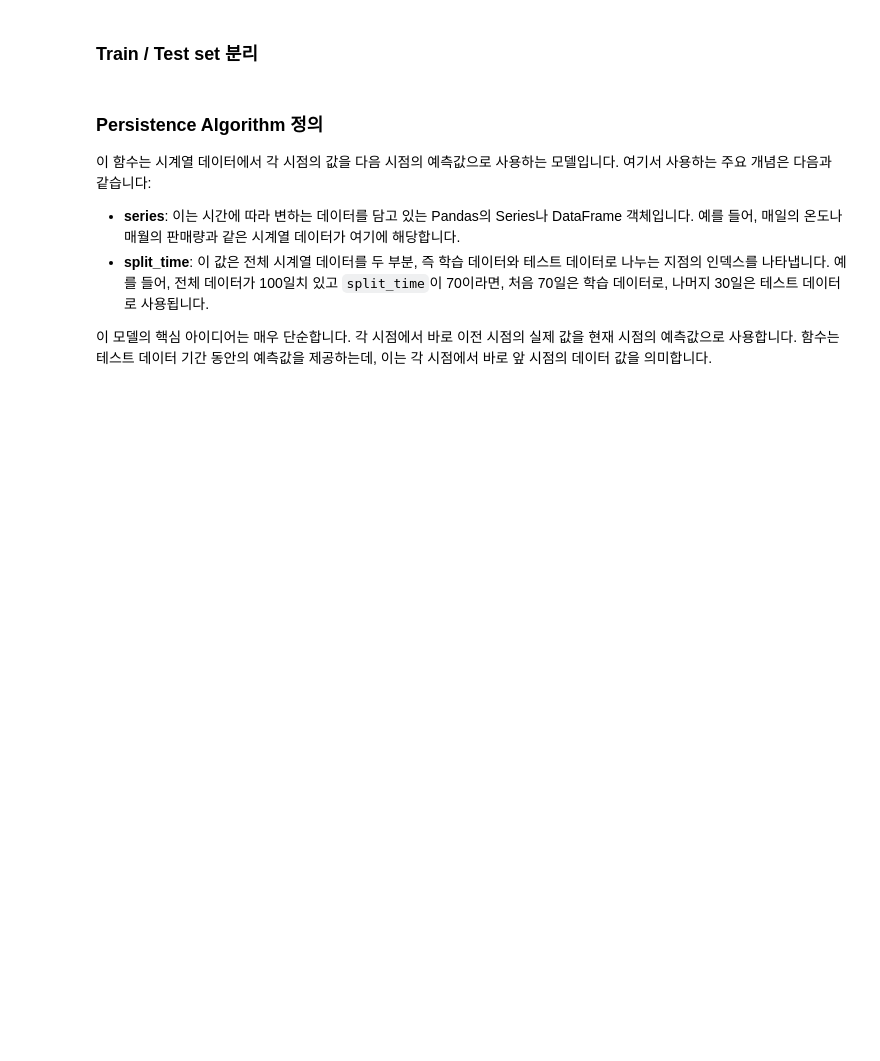
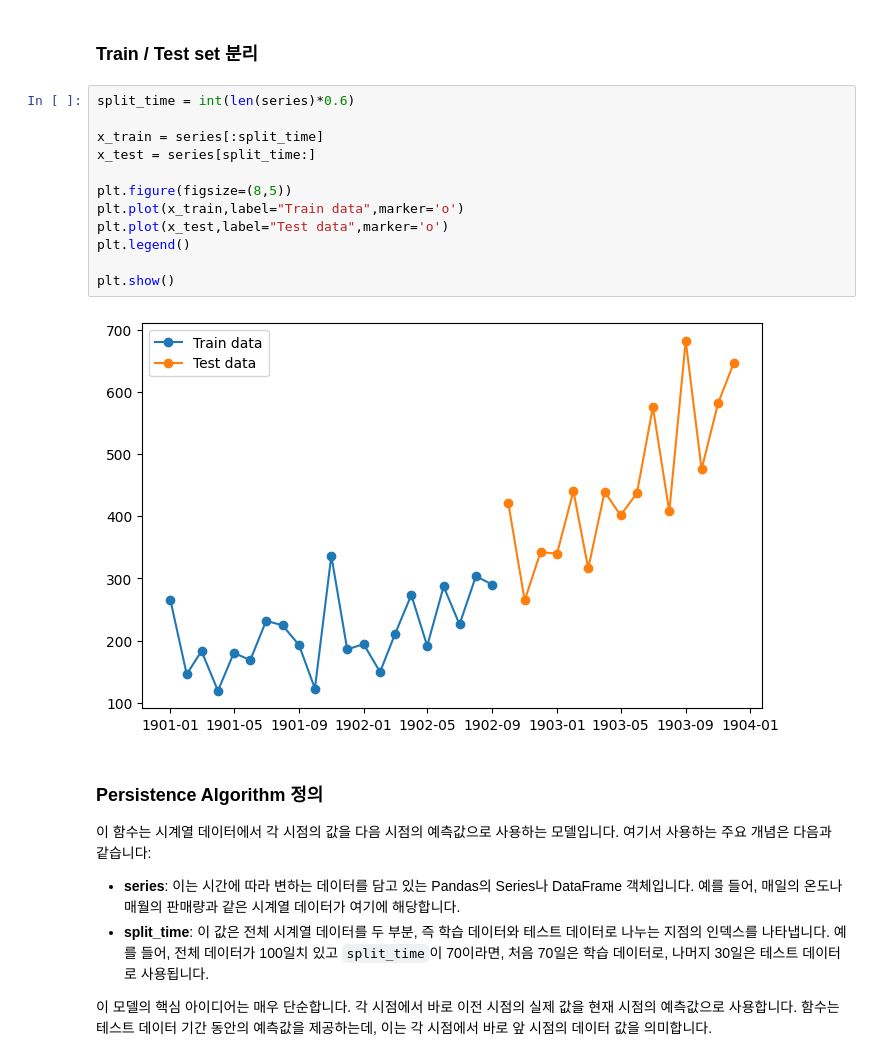
Before and after one commit to chasookim/PlayLearning, a Jupyter notebook: Infran_Time_Series/template_030_simple_persistence_algorithm.ipynb, the cells around one changed output. Saved outputs shown, nothing was run; the diff lists cells and outputs as text; blank space fills up the shorter version.

```diff
--- a/Infran_Time_Series/template_030_simple_persistence_algorithm.ipynb
+++ b/Infran_Time_Series/template_030_simple_persistence_algorithm.ipynb
@@ -147,5 +223,19 @@ parser 함수는 인자로 문자열 x를 받아서 datetime.strptime 함수를
 # %% [markdown]
 ### Train / Test set 분리
+# %%
+split_time = int(len(series)*0.6)
+
+x_train = series[:split_time]
+x_test = series[split_time:]
+
+plt.figure(figsize=(8,5))
+plt.plot(x_train,label="Train data",marker='o')
+plt.plot(x_test,label="Test data",marker='o')
+plt.legend()
+
+plt.show()
+# %% [output]
+[figure, added]
 # %% [markdown]
 ### Persistence Algorithm 정의
 
```
Also changed, not shown: parts of 12 cells of this notebook, 1 other file.
